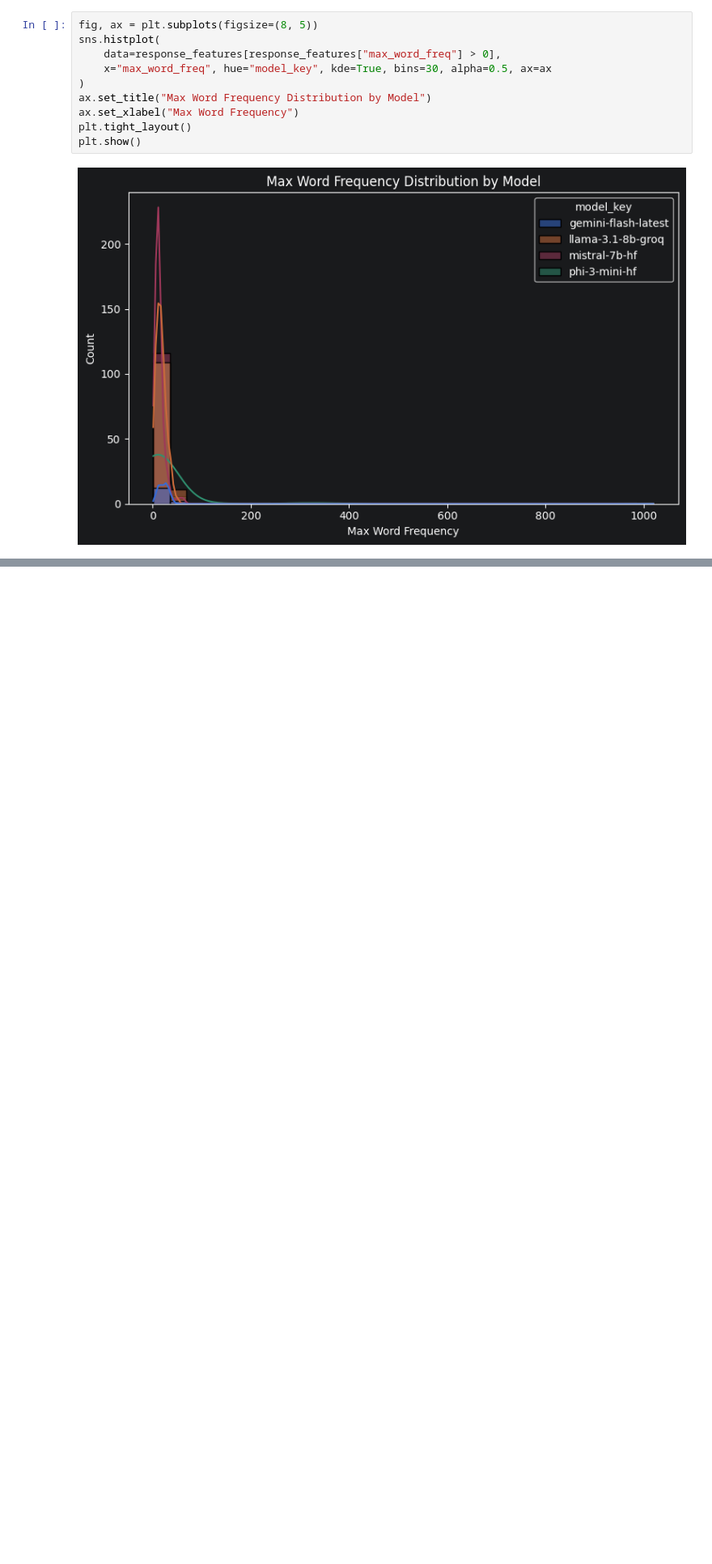
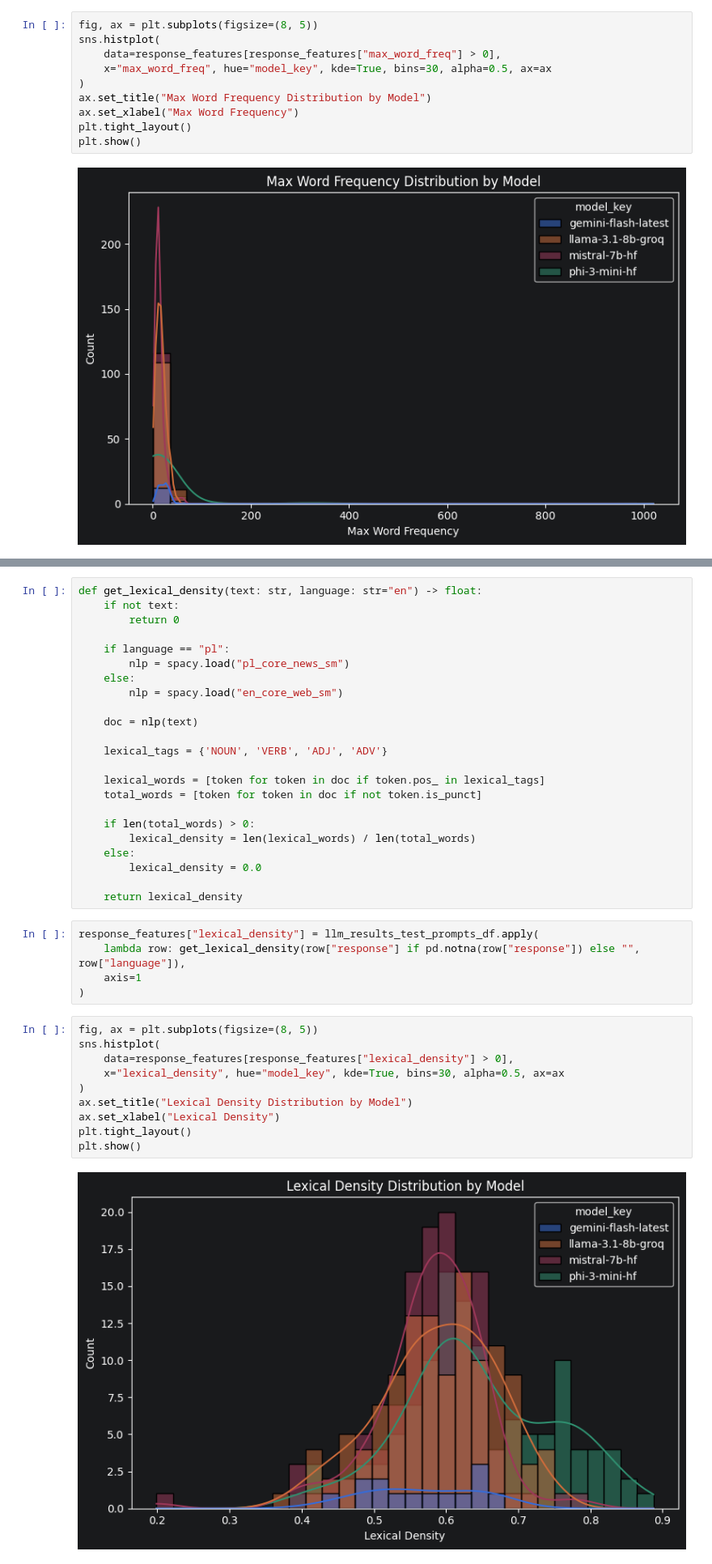
Before and after one commit to nataliachoszczyk/LLM-Behavior-XAI, a Jupyter notebook: notebooks/llm-response-analyzer.ipynb, the cells around one changed output, grey strips where cells are left out. Shown at 81% size. Drawn from its saved outputs; the diff is of its cells as text; blank space fills up the shorter version.

```diff
--- a/notebooks/llm-response-analyzer.ipynb
+++ b/notebooks/llm-response-analyzer.ipynb
@@ -851,0 +913,40 @@ plt.show()
+# %%
+def get_lexical_density(text: str, language: str="en") -> float:
+    if not text:
+        return 0
+
+    if language == "pl":
+        nlp = spacy.load("pl_core_news_sm")
+    else:
+        nlp = spacy.load("en_core_web_sm")
+
+    doc = nlp(text)
+
+    lexical_tags = {'NOUN', 'VERB', 'ADJ', 'ADV'}
+
+    lexical_words = [token for token in doc if token.pos_ in lexical_tags]
+    total_words = [token for token in doc if not token.is_punct]
+
+    if len(total_words) > 0:
+        lexical_density = len(lexical_words) / len(total_words)
+    else:
+        lexical_density = 0.0
+
+    return lexical_density
+# %%
+response_features["lexical_density"] = llm_results_test_prompts_df.apply(
+    lambda row: get_lexical_density(row["response"] if pd.notna(row["response"]) else "", row["language"]),
+    axis=1
+)
+# %%
+fig, ax = plt.subplots(figsize=(8, 5))
+sns.histplot(
+    data=response_features[response_features["lexical_density"] > 0],
+    x="lexical_density", hue="model_key", kde=True, bins=30, alpha=0.5, ax=ax
+)
+ax.set_title("Lexical Density Distribution by Model")
+ax.set_xlabel("Lexical Density")
+plt.tight_layout()
+plt.show()
+# %% [output]
+[figure, added]
```
Also changed, not shown: parts of 55 cells of this notebook.
